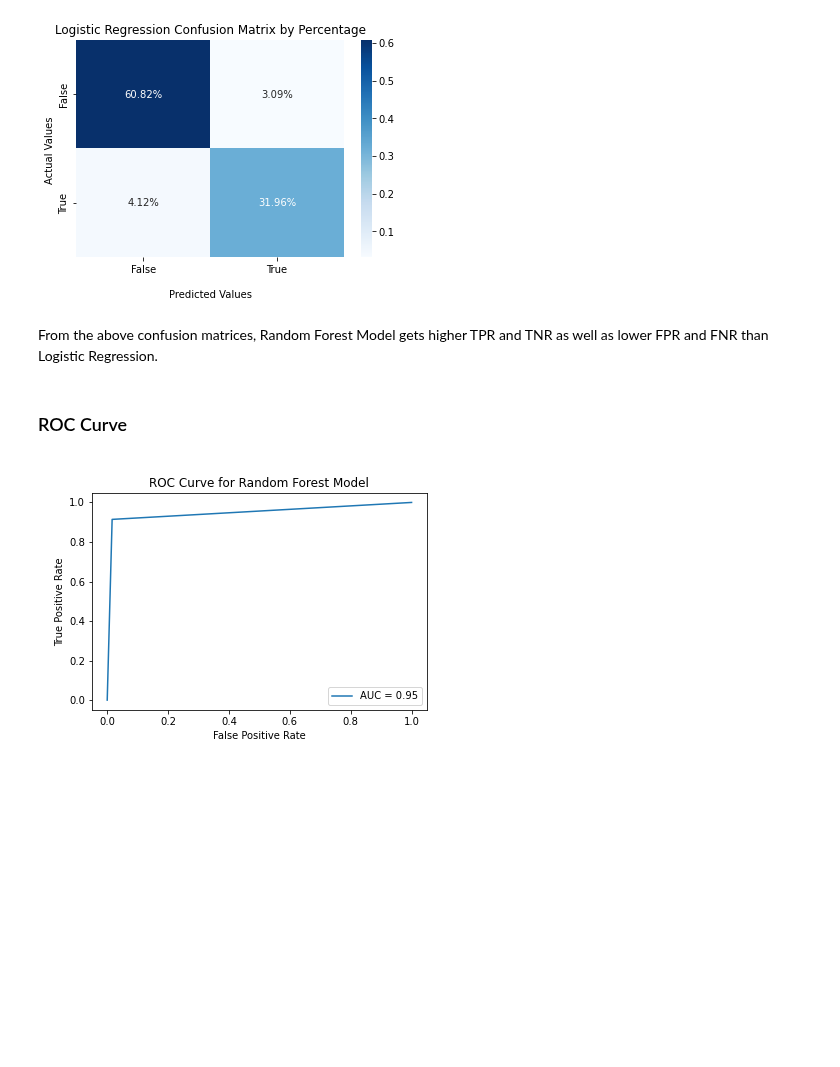
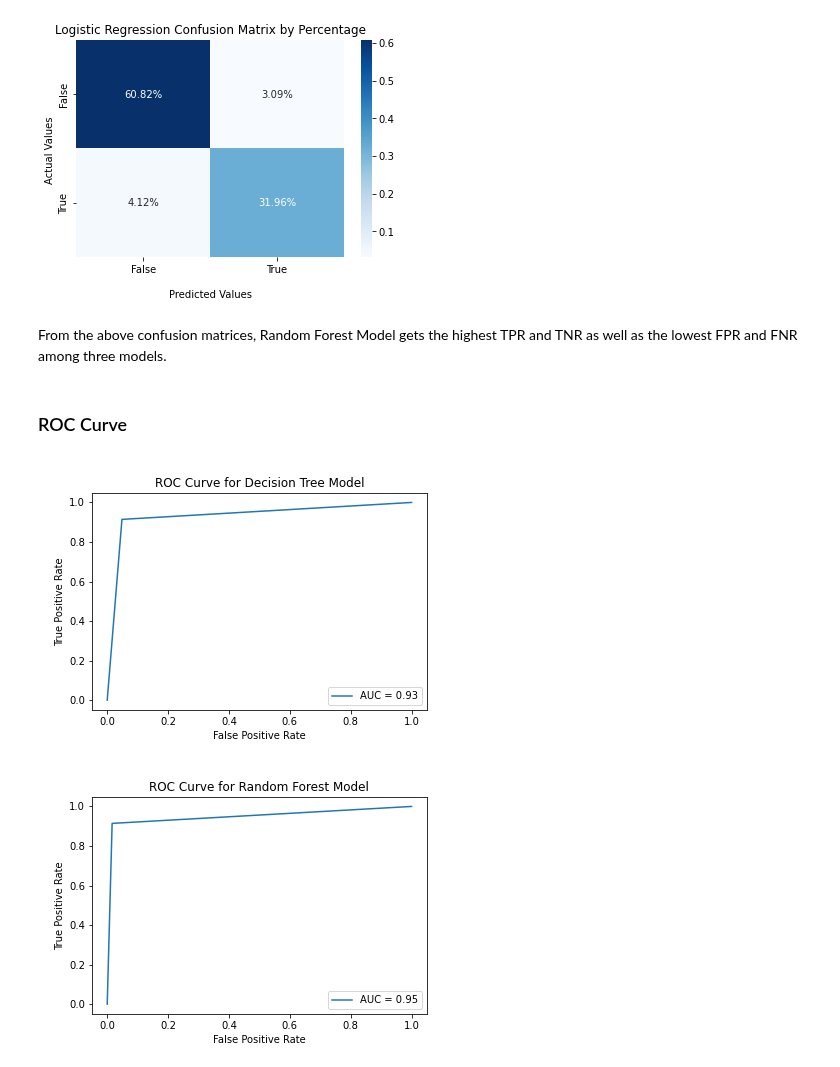
Before and after one commit to UCB-stat-159-s22/hw07-Group26, a Jupyter notebook: codes/final_model_selection.ipynb, the cells around one changed output. Saved outputs shown, nothing was run; the diff lists cells and outputs as text; code cells hidden in the pictures; blank space fills up the shorter version.

```diff
--- a/codes/final_model_selection.ipynb
+++ b/codes/final_model_selection.ipynb
@@ -79,9 +89,14 @@ plt.show();
 # %% [output]
 [figure]
 # %% [markdown]
-From the above confusion matrices, Random Forest Model gets higher TPR and TNR as well as lower FPR and FNR than Logistic Regression.
+From the above confusion matrices, Random Forest Model gets the highest TPR and TNR as well as the lowest FPR and FNR among three models.
 # %% [markdown]
 ### ROC Curve
+# %%
+# Decision Tree ROC Curve
+Image('../figures/roc_curve_dt.png')
+# %% [output]
+[figure, added]
 # %%
 # Random Forest ROC Curve
 Image('../figures/roc_curve_rf.png')
```
Also changed, not shown: parts of 15 cells of this notebook, 4 other files.
